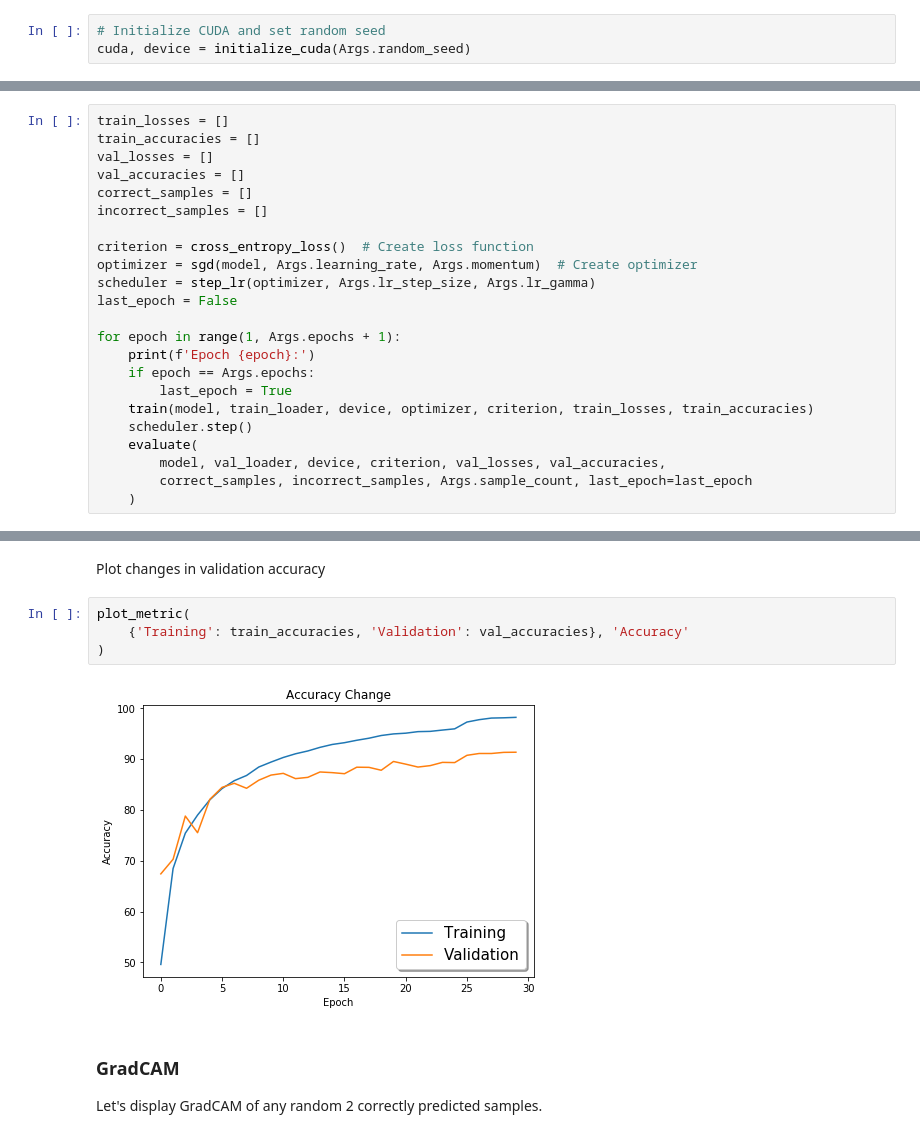
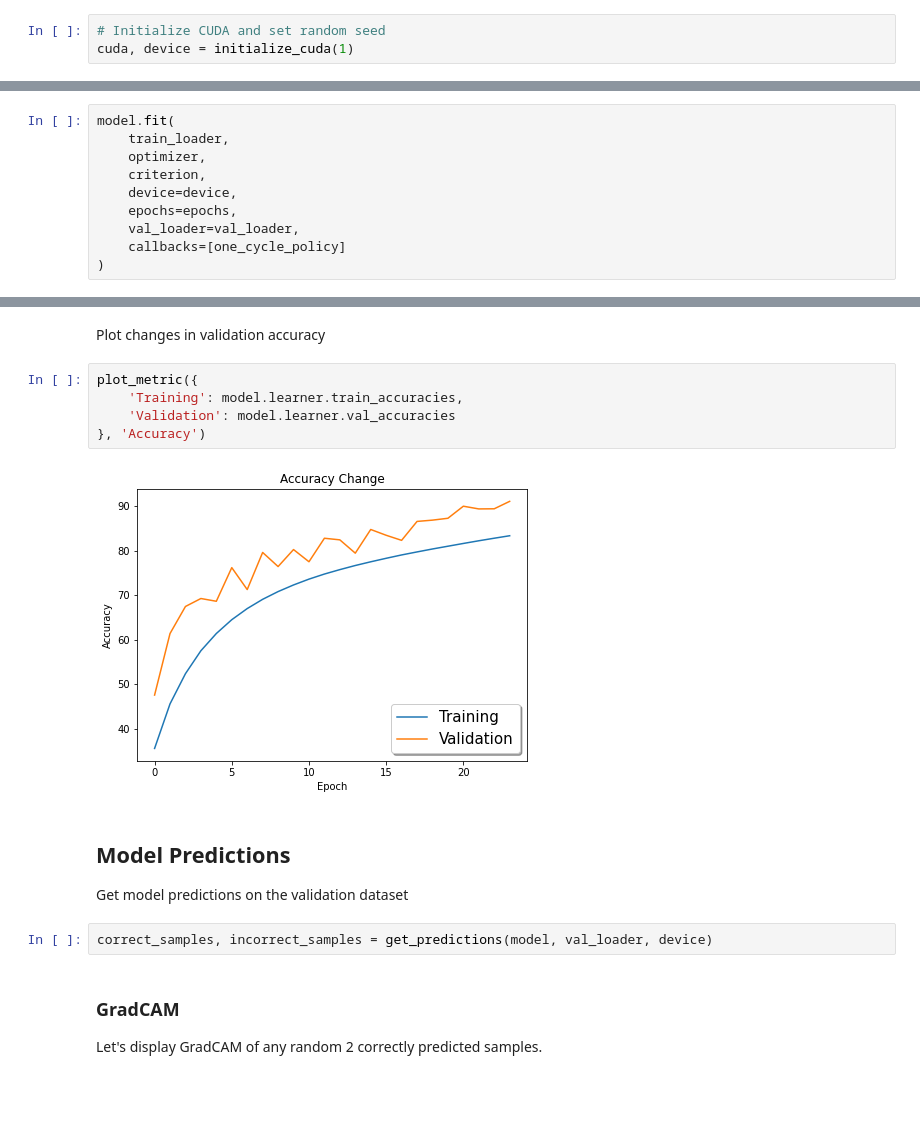
Before and after one commit to shan18/TensorNet, a Jupyter notebook: examples/tensornet_advanced.ipynb, the cells around one changed output, grey strips where cells are left out. Drawn from its saved outputs; the diff is of its cells as text; blank space fills up the shorter version.

```diff
--- a/examples/tensornet_advanced.ipynb
+++ b/examples/tensornet_advanced.ipynb
@@ -57,7 +23,7 @@ class Args:
 ## Set Seed and Get GPU Availability
 # %%
 # Initialize CUDA and set random seed
-cuda, device = initialize_cuda(Args.random_seed)
+cuda, device = initialize_cuda(1)
 # %% [output]
 GPU Available? True
 # %% [markdown]
@@ -135,25 +162,2 @@ Estimated Total Size (MB): 53.89
 # %% [markdown]
 # Model Training and Validation
-# %%
-train_losses = []
-train_accuracies = []
-val_losses = []
-val_accuracies = []
-correct_samples = []
-incorrect_samples = []
-
-criterion = cross_entropy_loss()  # Create loss function
-optimizer = sgd(model, Args.learning_rate, Args.momentum)  # Create optimizer
-scheduler = step_lr(optimizer, Args.lr_step_size, Args.lr_gamma)
-last_epoch = False
-
-for epoch in range(1, Args.epochs + 1):
-    print(f'Epoch {epoch}:')
-    if epoch == Args.epochs:
-        last_epoch = True
-    train(model, train_loader, device, optimizer, criterion, train_losses, train_accuracies)
-    scheduler.step()
-    evaluate(
-        model, val_loader, device, criterion, val_losses, val_accuracies,
-        correct_samples, incorrect_samples, Args.sample_count, last_epoch=last_epoch
-    )
@@ -195,0 +164,10 @@ Epoch 12:
+# %%
+model.fit(
+    train_loader,
+    optimizer,
+    criterion,
+    device=device,
+    epochs=epochs,
+    val_loader=val_loader,
+    callbacks=[one_cycle_policy]
+)
@@ -206,11 +203,17 @@ plot_metric(
 # %% [markdown]
 Plot changes in validation accuracy
 # %%
-plot_metric(
-    {'Training': train_accuracies, 'Validation': val_accuracies}, 'Accuracy'
-)
+plot_metric({
+    'Training': model.learner.train_accuracies,
+    'Validation': model.learner.val_accuracies
+}, 'Accuracy')
 # %% [output]
-[figure, old version]
+[figure, new version]
+# %% [markdown]
+## Model Predictions
+Get model predictions on the validation dataset
+# %%
+correct_samples, incorrect_samples = get_predictions(model, val_loader, device)
 # %% [markdown]
 ### GradCAM
 
```
Also changed, not shown: parts of 19 cells of this notebook, 2 other files.
